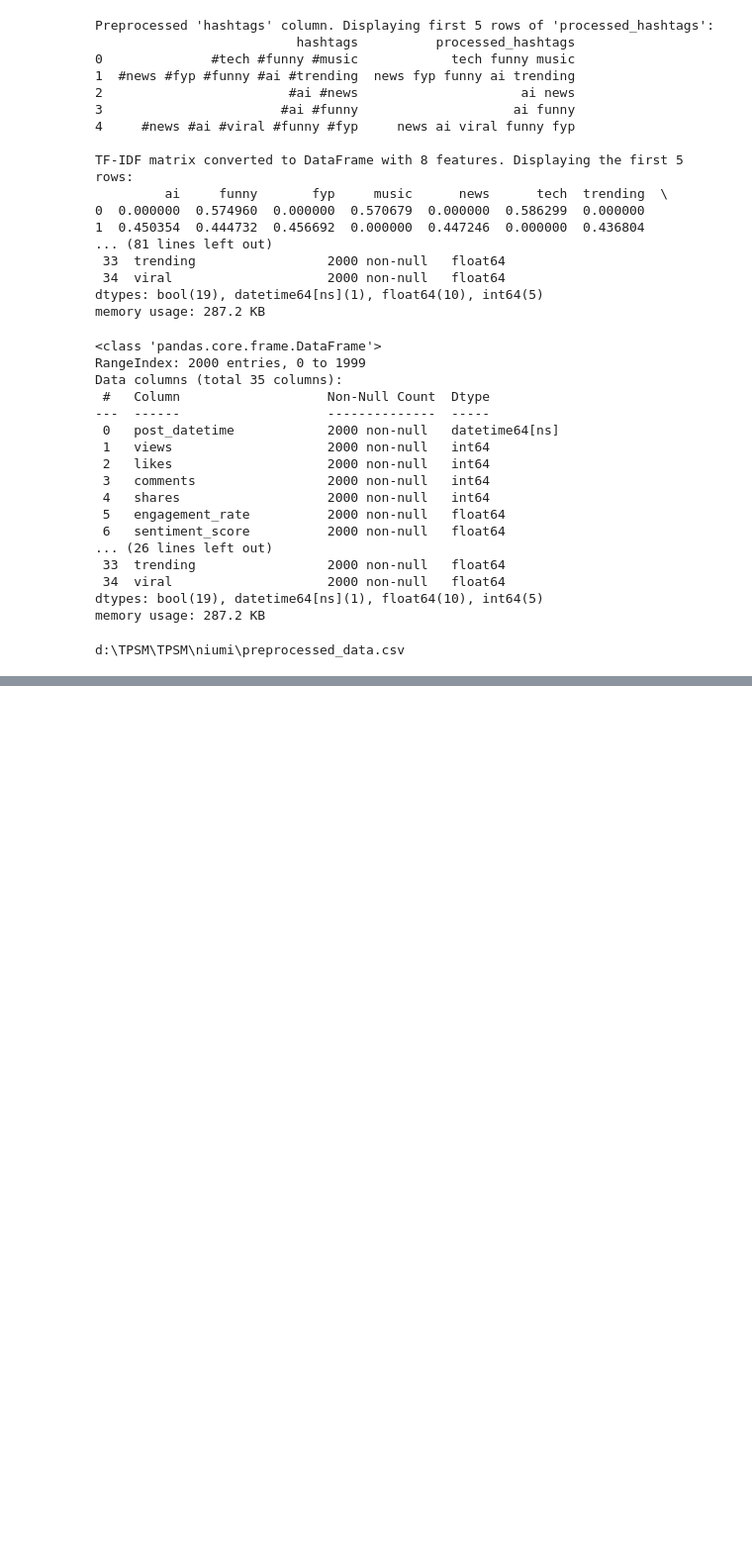
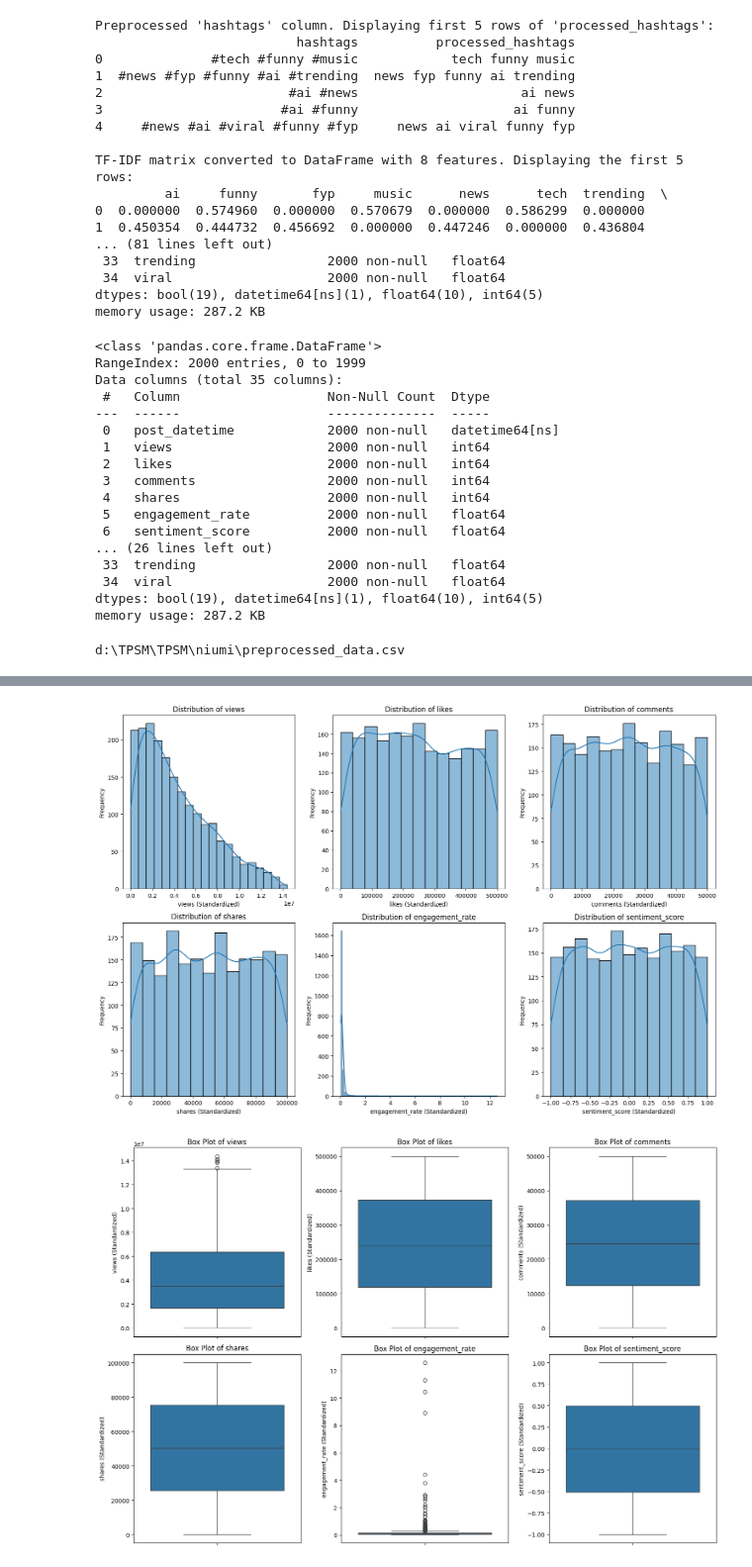
Before and after one commit to dinukadilshan03/TPSM, a Jupyter notebook: niumi/preprocess.ipynb, the cells around one changed output, grey strips where cells are left out. Shown at 99% size. Drawn from its saved outputs; the diff is of its cells as text; code cells hidden in the pictures; blank space fills up the shorter version.

```diff
--- a/niumi/preprocess.ipynb
+++ b/niumi/preprocess.ipynb
@@ -286,0 +292,26 @@ d:\TPSM\TPSM\niumi\preprocessed_data.csv
+# %%
+numerical_features = ['views', 'likes', 'comments', 'shares', 'engagement_rate', 'sentiment_score']
+
+# Create histograms for numerical features
+plt.figure(figsize=(15, 10))
+for i, col in enumerate(numerical_features):
+    plt.subplot(2, 3, i + 1)
+    sns.histplot(df_encoded[col], kde=True)
+    plt.title(f'Distribution of {col}')
+    plt.xlabel(f'{col} (Standardized)')
+    plt.ylabel('Frequency')
+plt.tight_layout()
+plt.show()
+
+# Create box plots for numerical features
+plt.figure(figsize=(15, 10))
+for i, col in enumerate(numerical_features):
+    plt.subplot(2, 3, i + 1)
+    sns.boxplot(y=df_encoded[col])
+    plt.title(f'Box Plot of {col}')
+    plt.ylabel(f'{col} (Standardized)')
+plt.tight_layout()
+plt.show()
+# %% [output]
+[figure, added]
+[figure, added]
```
Also changed, not shown: parts of 6 cells of this notebook.
